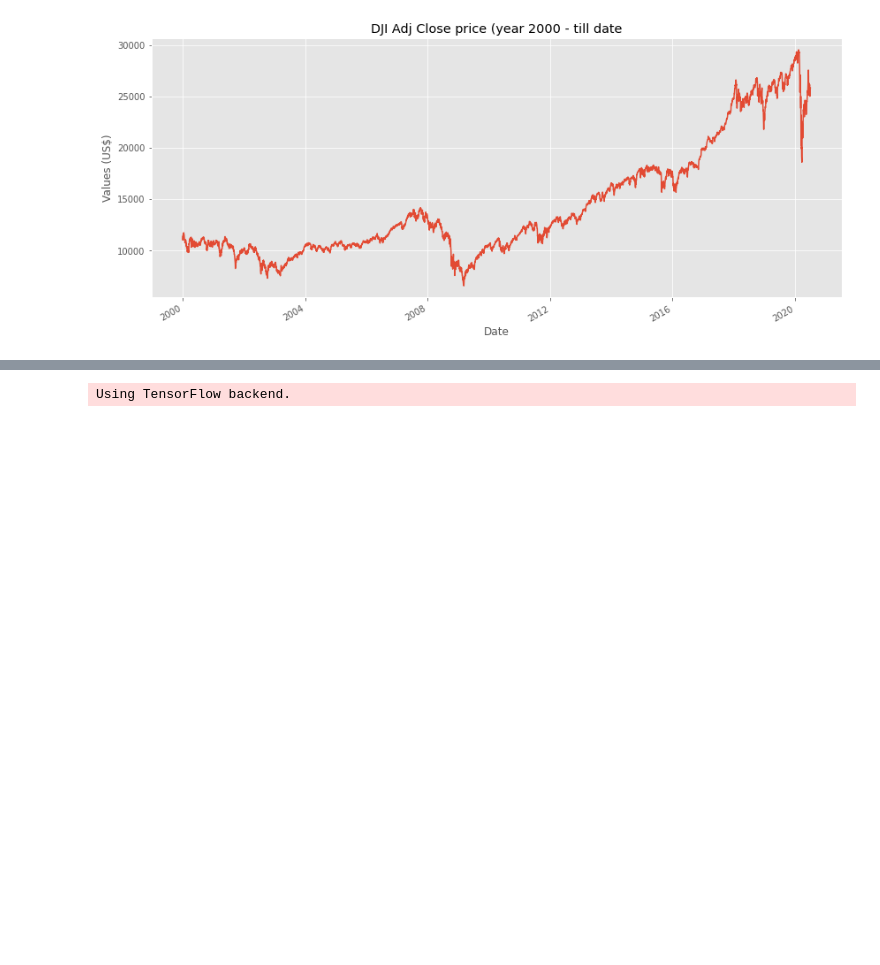
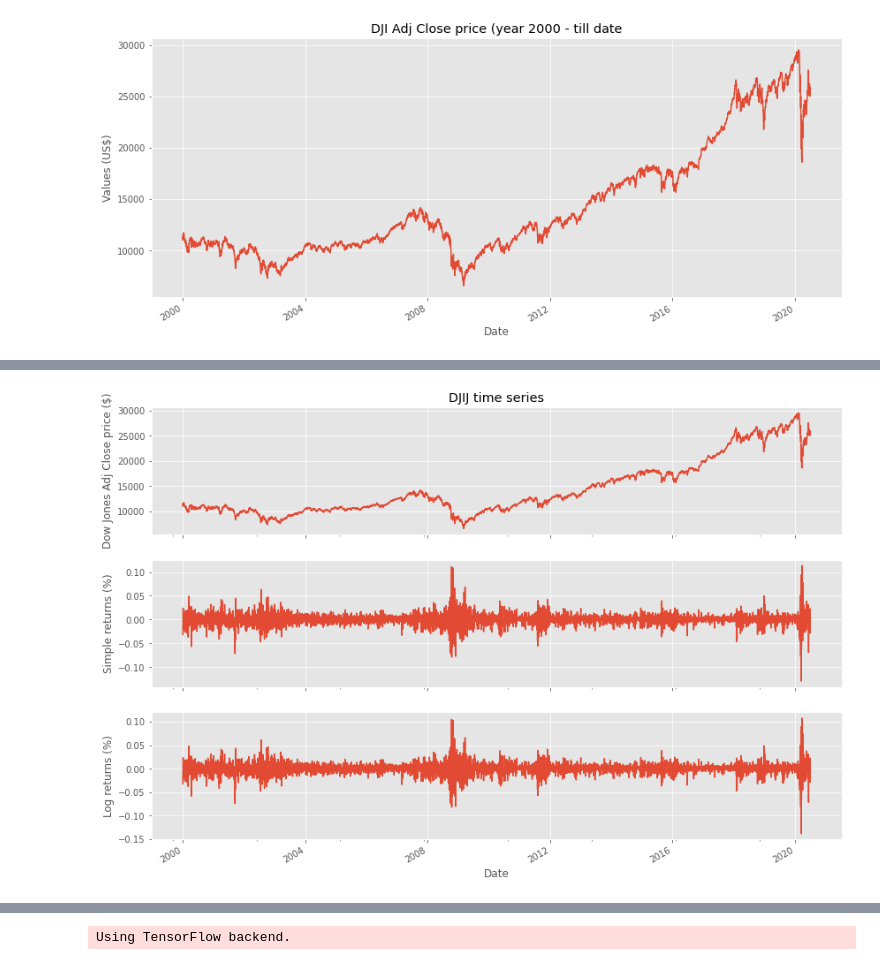
Before and after one commit to saritmaitra/Trading-strategy, a Jupyter notebook: LSTM_DJI.ipynb, the cells around one changed output, grey strips where cells are left out. Saved outputs shown, nothing was run; the diff lists cells and outputs as text; code cells hidden in the pictures; blank space fills up the shorter version.

```diff
--- a/LSTM_DJI.ipynb
+++ b/LSTM_DJI.ipynb
@@ -1429,3 +1429,7 @@ plt.show()
 [interactive output not drawn]
 [interactive output not drawn]
 [figure]
+# %%
+#Calculate the simple and log returns using the adjusted close prices:
+dji['simple_rtn'] = dji_series.pct_change()
+dji['log_rtn'] = np.log(dji_series/dji_series.shift(1))
@@ -1431,0 +1438,10 @@ plt.show()
+# %%
+fig, ax = plt.subplots(3, 1, figsize=(14, 10), sharex=True)
+dji_series.plot(ax=ax[0])
+ax[0].set(title = 'DJIJ time series', ylabel = 'Dow Jones Adj Close price ($)')
+dji.simple_rtn.plot(ax=ax[1])
+ax[1].set(ylabel = 'Simple returns (%)')
+dji.log_rtn.plot(ax=ax[2])
+ax[2].set(xlabel = 'Date', ylabel = 'Log returns (%)')
+plt.show()
+# %% [output]
@@ -1431,0 +1450 @@ plt.show()
+[figure, added]
```
Also changed, not shown: parts of 38 cells of this notebook.
